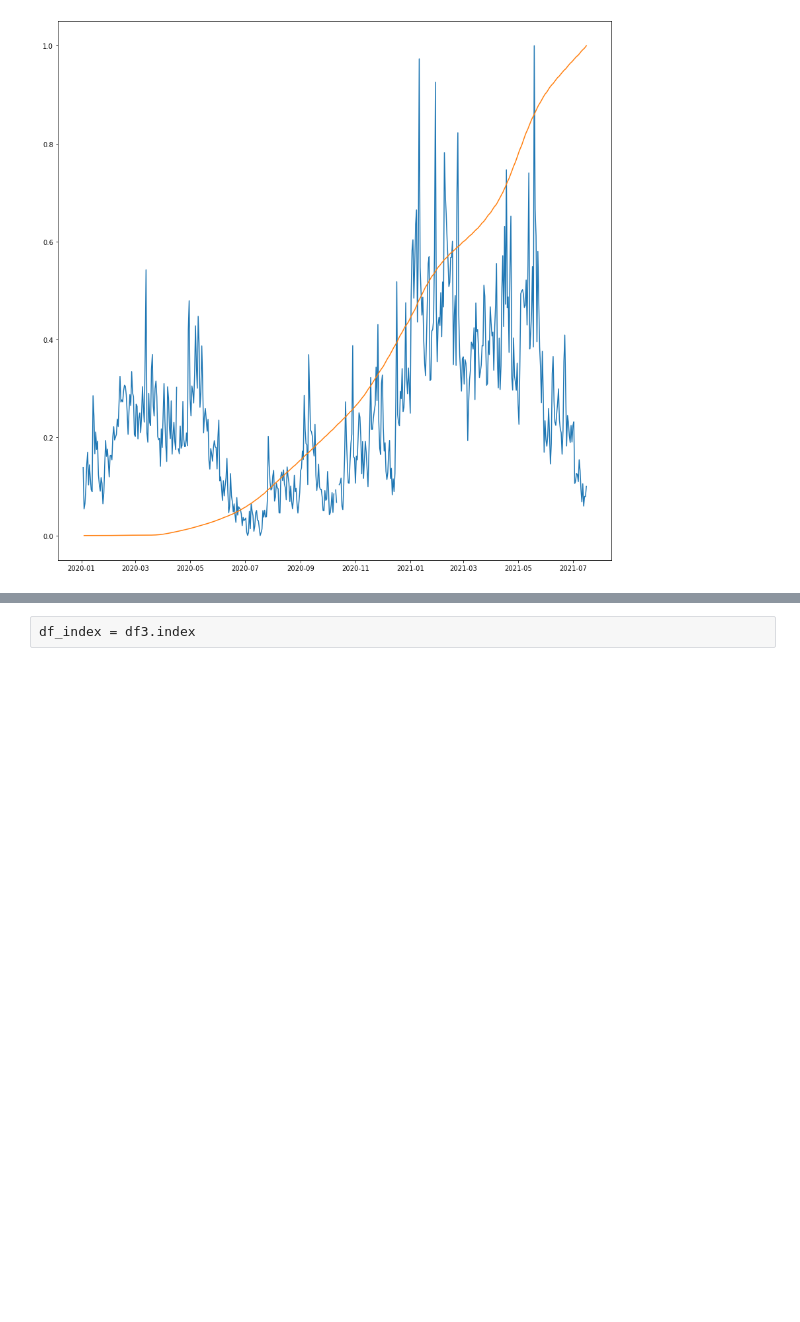
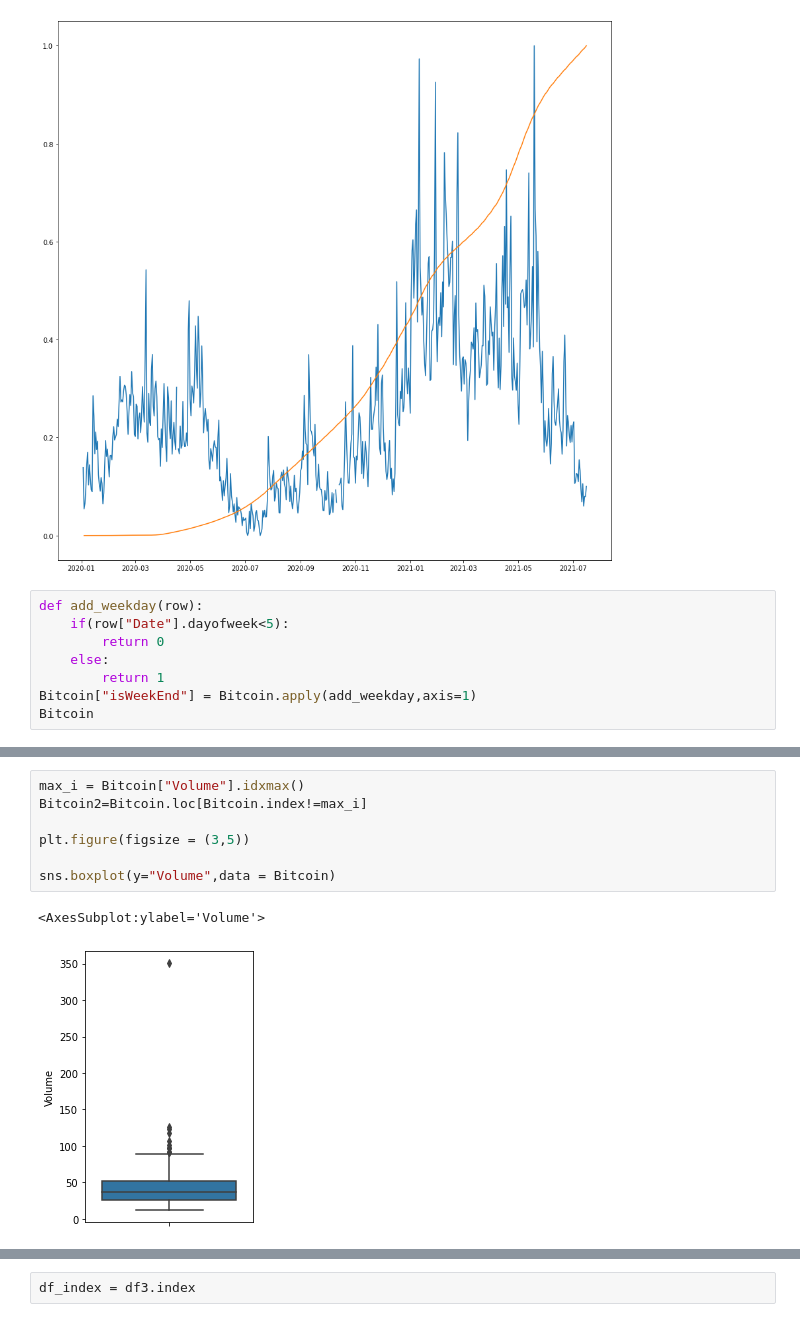
Before and after one commit to DavidLeonChang/CovidScience, a Jupyter notebook: proyecto-covid.ipynb, the cells around one changed output, grey strips where cells are left out. Saved outputs shown, nothing was run; the diff lists cells and outputs as text; blank space fills up the shorter version.

```diff
--- a/proyecto-covid.ipynb
+++ b/proyecto-covid.ipynb
@@ -338,3 +351,11 @@ plt.plot(x, y)
 # %% [output]
 [<matplotlib.lines.Line2D at 0x...>]
 [figure]
+# %%
+def add_weekday(row):
+    if(row["Date"].dayofweek<5):
+        return 0
+    else:
+        return 1
+Bitcoin["isWeekEnd"] = Bitcoin.apply(add_weekday,axis=1)
+Bitcoin
@@ -340,0 +376,10 @@ plt.plot(x, y)
+# %%
+max_i = Bitcoin["Volume"].idxmax()
+Bitcoin2=Bitcoin.loc[Bitcoin.index!=max_i]
+
+plt.figure(figsize = (3,5))
+
+sns.boxplot(y="Volume",data = Bitcoin)
+# %% [output]
+<AxesSubplot:ylabel='Volume'>
+[figure, added]
```
Also changed, not shown: parts of 6 cells of this notebook.
